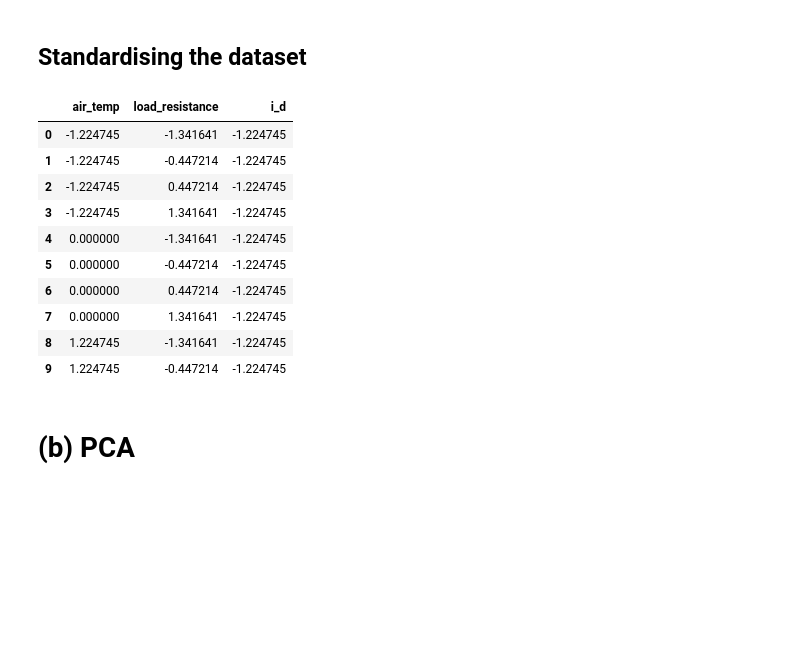
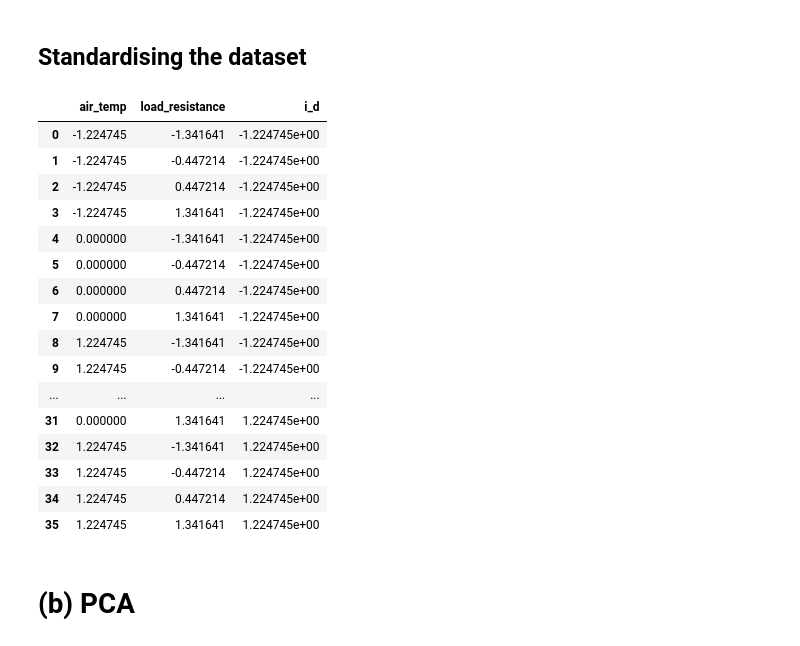
Before and after one commit to shawnkchan/ME249_P3, a Jupyter notebook: Task1.1/DS3.1.1LowfluxF23.ipynb, the cells around one changed output. Saved outputs shown, nothing was run; the diff lists cells and outputs as text; code cells hidden in the pictures; blank space fills up the shorter version.

```diff
--- a/Task1.1/DS3.1.1LowfluxF23.ipynb
+++ b/Task1.1/DS3.1.1LowfluxF23.ipynb
@@ -184,19 +184,25 @@ scaler = StandardScaler()
 scaled_x_data = scaler.fit_transform(x_df)
 # %%
 scaled_x_df = pd.DataFrame(scaled_x_data, columns=x_df.columns)
-scaled_x_df[:10]
+scaled_x_df
 # %% [output]
 |  | air_temp | load_resistance | i_d |
-| 0 | -1.224745 | -1.341641 | -1.224745 |
-| 1 | -1.224745 | -0.447214 | -1.224745 |
-| 2 | -1.224745 | 0.447214 | -1.224745 |
-| 3 | -1.224745 | 1.341641 | -1.224745 |
-| 4 | 0.000000 | -1.341641 | -1.224745 |
-| 5 | 0.000000 | -0.447214 | -1.224745 |
-| 6 | 0.000000 | 0.447214 | -1.224745 |
-| 7 | 0.000000 | 1.341641 | -1.224745 |
-| 8 | 1.224745 | -1.341641 | -1.224745 |
-| 9 | 1.224745 | -0.447214 | -1.224745 |
+| 0 | -1.224745 | -1.341641 | -1.224745e+00 |
+| 1 | -1.224745 | -0.447214 | -1.224745e+00 |
+| 2 | -1.224745 | 0.447214 | -1.224745e+00 |
+| 3 | -1.224745 | 1.341641 | -1.224745e+00 |
+| 4 | 0.000000 | -1.341641 | -1.224745e+00 |
+| 5 | 0.000000 | -0.447214 | -1.224745e+00 |
+| 6 | 0.000000 | 0.447214 | -1.224745e+00 |
+| 7 | 0.000000 | 1.341641 | -1.224745e+00 |
+| 8 | 1.224745 | -1.341641 | -1.224745e+00 |
+| 9 | 1.224745 | -0.447214 | -1.224745e+00 |
+| ... | ... | ... | ... |
+| 31 | 0.000000 | 1.341641 | 1.224745e+00 |
+| 32 | 1.224745 | -1.341641 | 1.224745e+00 |
+| 33 | 1.224745 | -0.447214 | 1.224745e+00 |
+| 34 | 1.224745 | 0.447214 | 1.224745e+00 |
+| 35 | 1.224745 | 1.341641 | 1.224745e+00 |
 # %% [markdown]
 # (b) PCA
 # %%
```
Also changed, not shown: 15 other files.
